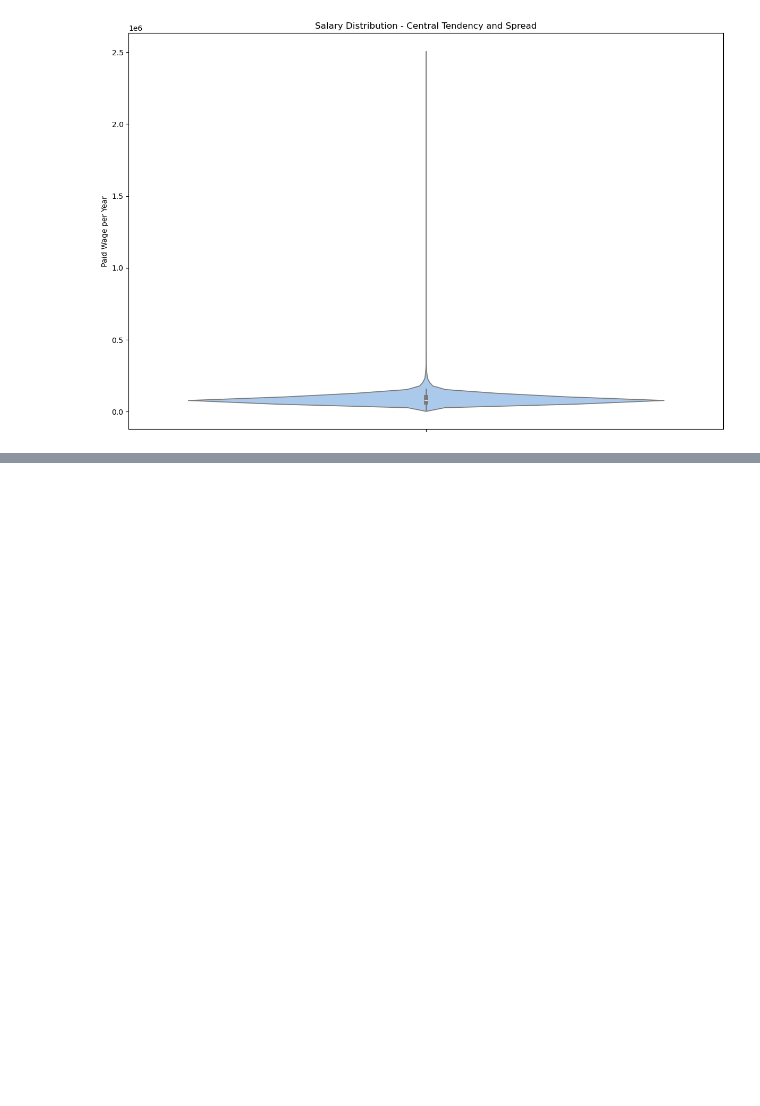
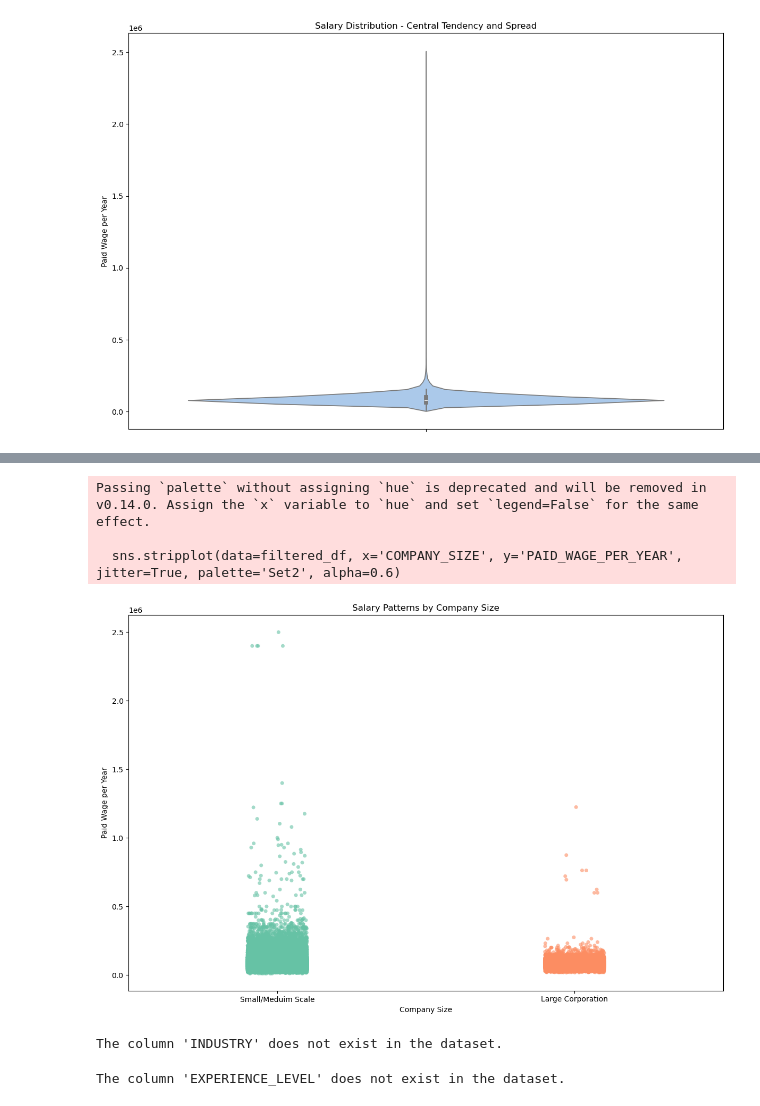
Before and after one commit to ReeseWatkinsNelson/GroupProject, a Jupyter notebook: salary_work_in_progress/Kshitij.ipynb, the cells around one changed output, grey strips where cells are left out. Saved outputs shown, nothing was run; the diff lists cells and outputs as text; code cells hidden in the pictures; blank space fills up the shorter version.

```diff
--- a/salary_work_in_progress/Kshitij.ipynb
+++ b/salary_work_in_progress/Kshitij.ipynb
@@ -206,0 +217,53 @@ Passing `palette` without assigning `hue` is deprecated and will be removed in v
+# %%
+def classify_company_size(employer_name):
+    if 'Inc' in employer_name or 'Corp' in employer_name or 'LLC' in employer_name:
+        return 'Large Corporation'
+    else:
+        return 'Small/Meduim Scale'
+
+salary_df['COMPANY_SIZE'] = salary_df['EMPLOYER_NAME'].apply(classify_company_size)
+
+
+filtered_df = salary_df.dropna(subset=['COMPANY_SIZE', 'PAID_WAGE_PER_YEAR'])
+
+
+plt.figure(figsize=(12, 8))
+sns.stripplot(data=filtered_df, x='COMPANY_SIZE', y='PAID_WAGE_PER_YEAR', jitter=True, palette='Set2', alpha=0.6)
+plt.xlabel('Company Size')
+plt.ylabel('Paid Wage per Year')
+plt.title('Salary Patterns by Company Size')
+plt.tight_layout()
+plt.show()
+# %% [output]
+Passing `palette` without assigning `hue` is deprecated and will be removed in v0.14.0. Assign the `x` variable to `hue` and set `legend=False` for the same effect.
+
+  sns.stripplot(data=filtered_df, x='COMPANY_SIZE', y='PAID_WAGE_PER_YEAR', jitter=True, palette='Set2', alpha=0.6)
+[figure, added]
+# %%
+if 'INDUSTRY' in salary_df.columns:
+    plt.figure(figsize=(14, 8))
+    sns.scatterplot(data=salary_df, x='INDUSTRY', y='PAID_WAGE_PER_YEAR', hue='COMPANY_SIZE', alpha=0.6)
+    plt.xlabel('Industry')
+    plt.ylabel('Paid Wage per Year')
+    plt.title('Comparison of Salaries across Different Industries for Startups and Large Corporations')
+    plt.xticks(rotation=45)
+    plt.tight_layout()
+    plt.show()
+else:
+    print("The column 'INDUSTRY' does not exist in the dataset.")
+# %% [output]
+The column 'INDUSTRY' does not exist in the dataset.
+# %%
+if 'EXPERIENCE_LEVEL' in salary_df.columns:
+    plt.figure(figsize=(14, 8))
+    sns.scatterplot(data=salary_df, x='EXPERIENCE_LEVEL', y='PAID_WAGE_PER_YEAR', hue='COMPANY_SIZE', alpha=0.6)
+    plt.xlabel('Experience Level')
+    plt.ylabel('Paid Wage per Year')
+    plt.title('Comparison of Salaries across Different Experience Levels for Startups and Large Corporations')
+    plt.xticks(rotation=45)
+    plt.tight_layout()
+    plt.show()
+else:
+    print("The column 'EXPERIENCE_LEVEL' does not exist in the dataset.")
+# %% [output]
+The column 'EXPERIENCE_LEVEL' does not exist in the dataset.
```
Also changed, not shown: parts of 2 cells of this notebook.
